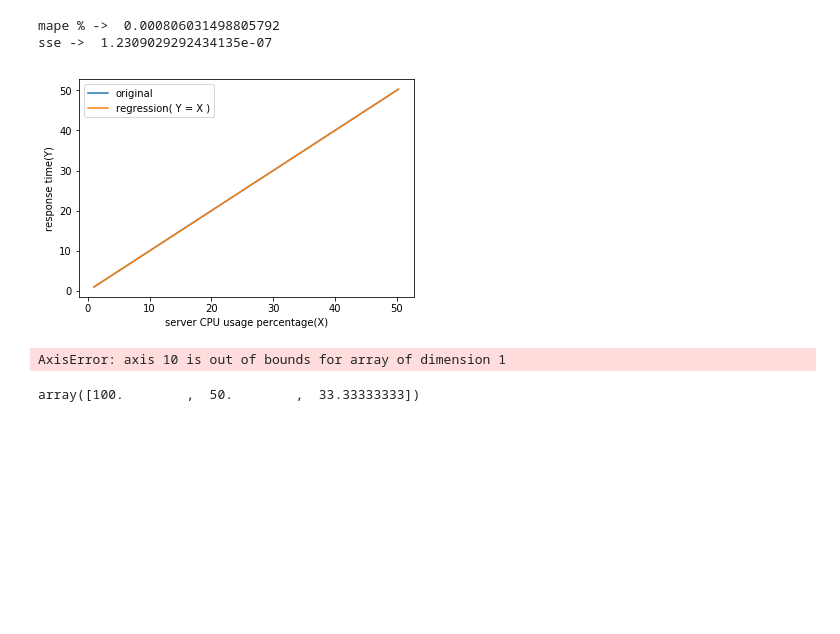
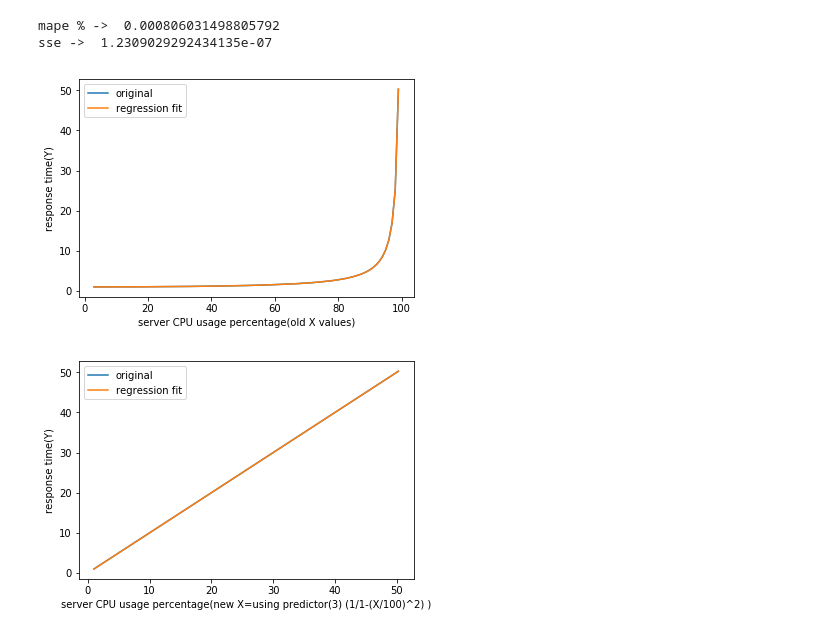
Before and after one commit to nikhil-ddu/CSE544_HW5, a Jupyter notebook: q2/a5_q2.ipynb, the cells around one changed output. Saved outputs shown, nothing was run; the diff lists cells and outputs as text; code cells hidden in the pictures; blank space fills up the shorter version.

```diff
--- a/q2/a5_q2.ipynb
+++ b/q2/a5_q2.ipynb
@@ -94,47 +118,48 @@ mape=0
 ypred=[]
 
 xtrain = np.divide(100**2, np.subtract(100**2, np.multiply(xlist,xlist)))
 xbar = np.mean(xtrain)
 ybar = np.mean(ylist)
 
 #print(xbar, ybar)
 
 b1 = sum(np.multiply(np.subtract(xtrain,xbar),np.subtract(ylist,ybar)))/sum(np.multiply(np.subtract(xtrain,xbar),np.subtract(xtrain,xbar)))
 b0 = ybar - b1*xbar
 #print(b0)
 #print(b1)
 
 ypred = np.multiply(xtrain,b1)
 ypred = [x+b0 for x in ypred]
 
 #print(ypred)
 
 mape=sum(np.divide(abs(np.subtract(ypred, ylist)), ylist))/len(ylist)
 print("mape % -> ",mape*100 )
 
 sse=sum(np.multiply(np.subtract(ypred,ylist),np.subtract(ypred,ylist)))
 print("sse -> ",sse)
 
-#print("mape is ",mape," %")
-#print("sse is ",sse)
-plt.plot(xtrain,ylist,label="original")
-plt.plot(xtrain,ypred,label="regression( Y = X )")
-plt.xlabel('server CPU usage percentage(X)')
+
+
+
+plt.figure(0)
+plt.plot(xlist,ylist,label="original")
+plt.plot(xlist,ypred,label="regression fit")
+plt.xlabel('server CPU usage percentage(old X values)')
 plt.ylabel('response time(Y)')
 pylab.legend(loc='upper left')
+plt.savefig('q2_c_1.jpg')
 plt.show()
-#print(ypred)
+plt.figure(1)
+plt.plot(xtrain,ylist,label="original")
+plt.plot(xtrain,ypred,label="regression fit")
+plt.xlabel('server CPU usage percentage(new X=using predictor(3) (1/1-(X/100)^2) )')
+plt.ylabel('response time(Y)')
+pylab.legend(loc='upper left')
+plt.savefig('q2_c_2.jpg')
+plt.show()
 # %% [output]
 mape % ->  0.000806031498805792
 sse ->  1.2309029292434135e-07
-[figure, old version]
+[figure, new version]
+[figure, added]
-# %%
-x=[1,2.3,4,5]
-z=np.sum(x,10)
-print(z)
-# %% [output]
-AxisError: axis 10 is out of bounds for array of dimension 1
-# %%
-np.divide(100,[1,2,3])
-# %% [output]
-array([100.        ,  50.        ,  33.33333333])
```
Also changed, not shown: parts of 2 cells of this notebook, 9 other files.
